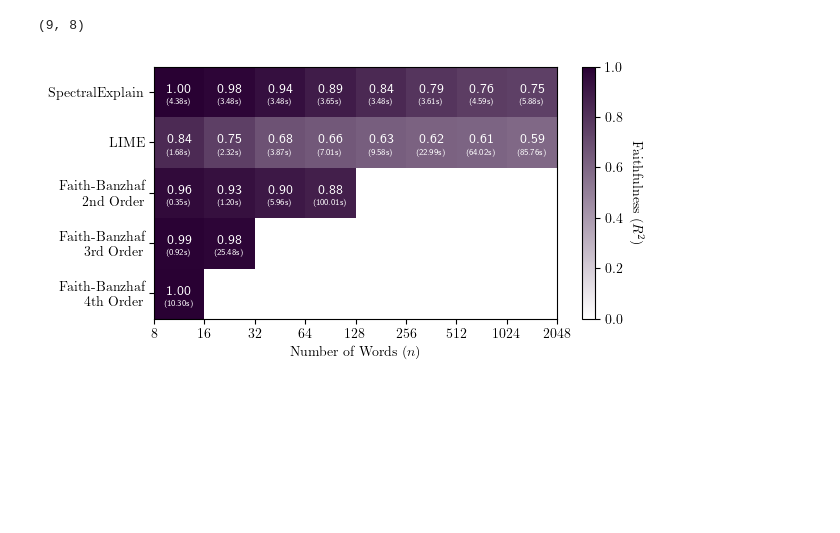
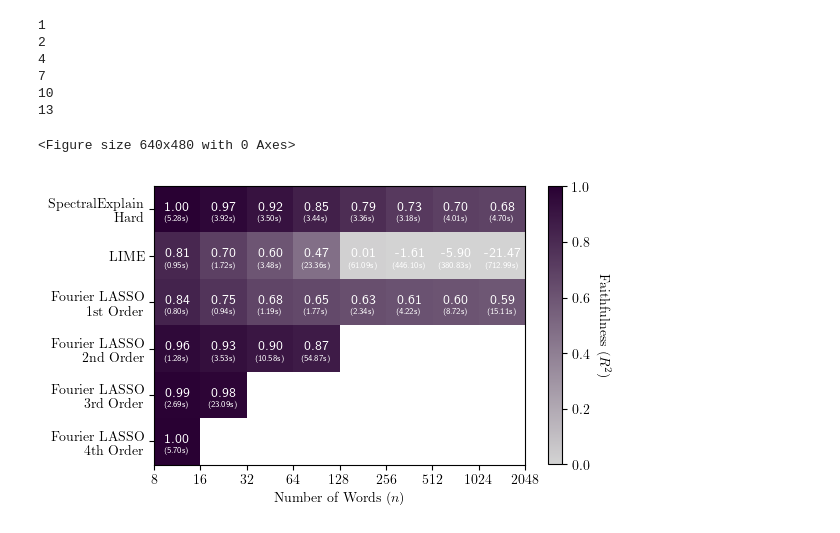
Before and after one commit to basics-lab/spectral-explain, a Jupyter notebook: experiments/evaluate_sentiment.ipynb, the cells around one changed output. Drawn from its saved outputs; the diff is of its cells as text; code cells hidden in the pictures; blank space fills up the shorter version.

Commit message:
Updated evaluate_sentiment for making paper plots

```diff
--- a/experiments/evaluate_sentiment.ipynb
+++ b/experiments/evaluate_sentiment.ipynb
@@ -7,9 +11,5 @@ from spectral_explain.qsft.BCH import BCH
 # %%
 # pickle load file into dict
-with open('../sentiment_paper.pkl', 'rb') as f:
+with open('../sentiment_paper_1_15.pkl', 'rb') as f:
     # load pickle file into dictionary p
     method_results = pickle.load(f)
-
-with open('../sentiment_lasso_2.pkl', 'rb') as f:
-    # load pickle file into dictionary p
-    l2 = pickle.load(f)
@@ -36,3 +15,0 @@ l2['methods']['linear_2']
-# %%
-method_results['methods']['linear_2']['time'][60:80,:] = l2['methods']['linear_2']['time'][:20,:]
-method_results['methods']['linear_2']['test_r2'][60:80,:] = l2['methods']['linear_2']['test_r2'][:20,:]
@@ -57,11 +45,10 @@ results_std = np.zeros((len(method_order), 8))
 time_mean = np.zeros((len(method_order), 8))
 time_std = np.zeros((len(method_order), 8))
 for i, method in enumerate(method_order):
-    print(method)
     for bundle in range(8):
-        l = method_results['methods'][method]['test_r2'][20 * bundle : 20 * (bundle + 1), 6]
+        l = method_results['methods'][method]['test_r2'][20 * bundle : 20 * (bundle + 1), 0]
         results_mean[i, bundle] = np.mean(l)
         results_std[i, bundle] = np.std(l)
-        m = method_results['methods'][method]['time'][20 * bundle : 20 * (bundle + 1), 6]
+        m = method_results['methods'][method]['time'][20 * bundle : 20 * (bundle + 1), 0]
         time_mean[i, bundle] = np.mean(m)
         time_std[i, bundle] = np.std(m)
@@ -145,3 +54,0 @@ ValueError: 'linear_4' is not in list
-# %%
-results_mean = np.vstack((results_mean, [1,0,0,0,0,0,0,0]))
-time_mean = np.vstack((time_mean, [10.3,0,0,0,0,0,0,0]))
@@ -148,35 +123,39 @@ time_mean = np.vstack((time_mean, [10.3,0,0,0,0,0,0,0]))
 # %%
-print(results_mean.shape)
-l = [6,1,2,4,8]
-plt.rcParams['text.usetex'] = True
-plt.rcParams.update({
-    "text.usetex": True,              # Use TeX for text rendering
-    "font.family": "serif",           # Use serif fonts
-})
-fig, ax = plt.subplots()
-im = ax.imshow(results_mean[l,:], cmap=cmap, vmin=0, vmax=1)
+plt.clf()
+restricted_methods = [1,2,7,8,9,10]
+fig, ax = plt.subplots(figsize=(6,6))
+
+im = ax.imshow(results_mean[restricted_methods], cmap=cmap, vmin=0, vmax=1)
 
 # Show all ticks and label them with the respective list entries
 ax.set_xticks(np.arange(len(groups)+1)- 0.5, labels=[2 ** i for i in range(3, 12)],
               ha="center", rotation_mode="anchor")
-ax.set_yticks(range(len(paper_methods)), labels=[method_dict[m] for m in paper_methods])
+ax.set_yticks(range(len([1,2,4,7,10,13])), labels=[method_dict[m] for i, m in enumerate(method_order) if i in restricted_methods])
 
 # Loop over data dimensions and create text annotations.
-for i in range(len(paper_methods)):
+for i in restricted_methods:
+    print(i)
+
     for j in range(len(groups)):
-        mean_val = results_mean[l, :][i, j]
-        ax.text(j, i - 0.05, rf"\textsf{{{mean_val:.2f}}}", ha="center", va="center", color="white", fontsize=10)
+        mean_val = results_mean[i, j]
 
-        time_val = time_mean[l, :][i, j]
-        ax.text(j, i + 0.2, rf"\textsf{{({time_val:.2f}s)}}", ha="center", va="center", color="white", fontsize=6)
-cbar = fig.colorbar(im, ax=ax, shrink=0.56)
+        ax.text(j, restricted_methods.index(i) - 0.05, rf"\textsf{{{mean_val:.2f}}}", ha="center", va="center", color="white", fontsize=10)
+
+        time_val = time_mean[i, j]
+        ax.text(j, restricted_methods.index(i) + 0.2, rf"\textsf{{({time_val:.2f}s)}}", ha="center", va="center", color="white", fontsize=6)
+
+cbar = fig.colorbar(im, ax=ax, shrink=0.488)
 cbar.set_label(r"Faithfulness ($R^2$)", rotation=270, labelpad=15)
-
-# ax.set_title(r"\textbf{Faithfulness of Sentiment Analysis at Scale}")
 ax.set_xlabel(r'Number of Words ($n$)')
 fig.tight_layout()
-plt.savefig('Sentiment R^2 Heatmap.png', dpi=400, bbox_inches='tight')
+plt.savefig('Sentiment Faithfulness Heatmap Restricted.png', dpi=400, bbox_inches='tight')
 plt.show()
 # %% [output]
-(9, 8)
+1
+2
+4
+7
+10
+13
+<Figure size 640x480 with 0 Axes>
-[figure, old version]
+[figure, new version]
```
Also changed, not shown: parts of 16 cells of this notebook.
